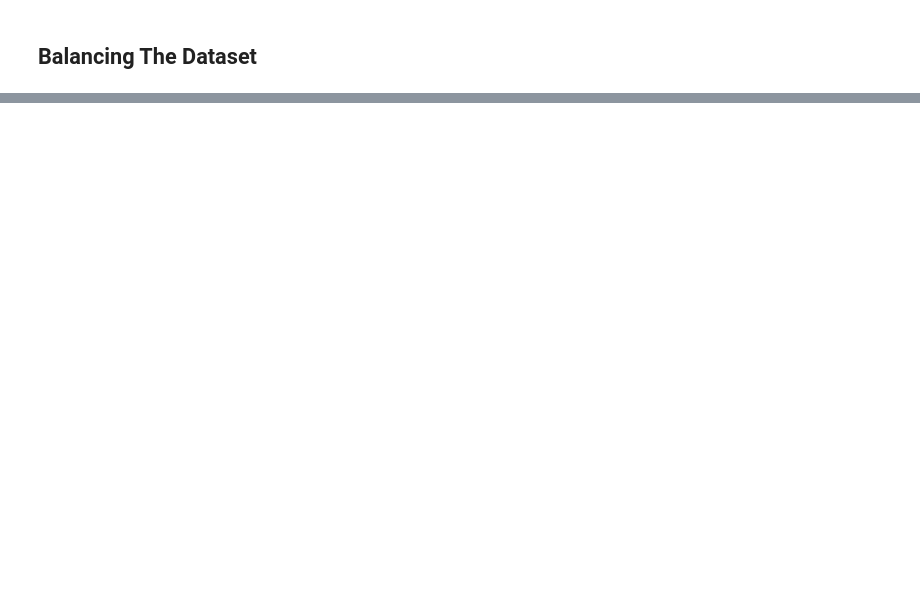
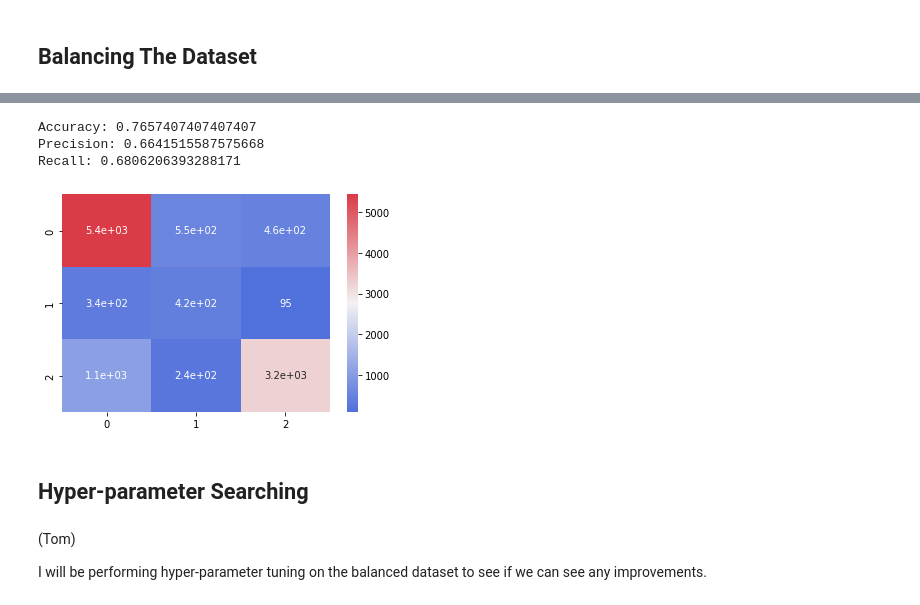
Before and after one commit to JasonErwin/dma-project, a Jupyter notebook: EDA_AND_Modelling.ipynb, the cells around one changed output, grey strips where cells are left out. Saved outputs shown, nothing was run; the diff lists cells and outputs as text; code cells hidden in the pictures; blank space fills up the shorter version.

```diff
--- a/EDA_AND_Modelling.ipynb
+++ b/EDA_AND_Modelling.ipynb
@@ -337,0 +352,21 @@ As we can see from the previous tests in model building, the fact that the datas
+# %%
+clf_xgb = xgb.XGBClassifier(**params)
+clf_xgb.fit(X_res, y_res)
+preds = clf_xgb.predict(X_test)
+print("Accuracy:", accuracy_score(y_test, preds))
+print("Precision:", precision_score(y_test, preds, average='macro'))
+print("Recall:", recall_score(y_test, preds, average='macro'))
+cmap = sns.diverging_palette(260, 10, as_cmap=True)
+sns.heatmap(confusion_matrix(y_test, preds), cmap=cmap, annot=True)
+plt.show()
+# %% [output]
+Accuracy: 0.7657407407407407
+Precision: 0.6641515587575668
+Recall: 0.6806206393288171
+[figure, added]
+# %% [markdown]
+## Hyper-parameter Searching
+# %% [markdown]
+(Tom)
+
+I will be performing hyper-parameter tuning on the balanced dataset to see if we can see any improvements.
```
Also changed, not shown: parts of 34 cells of this notebook.
